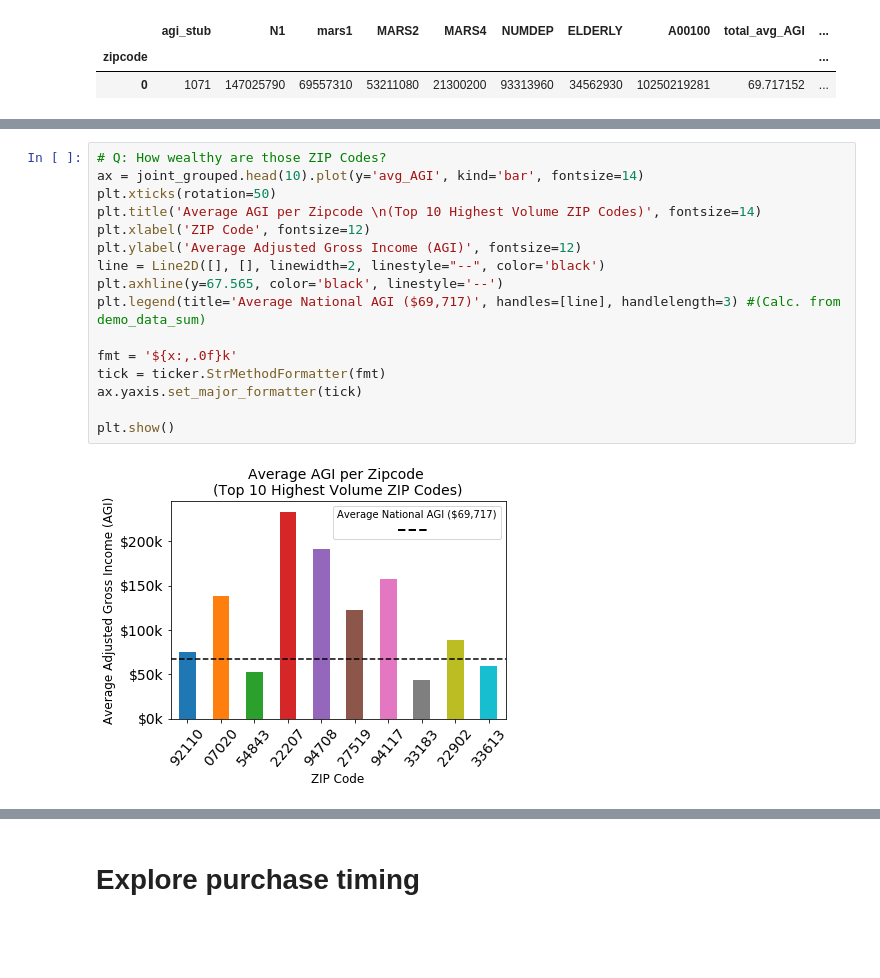
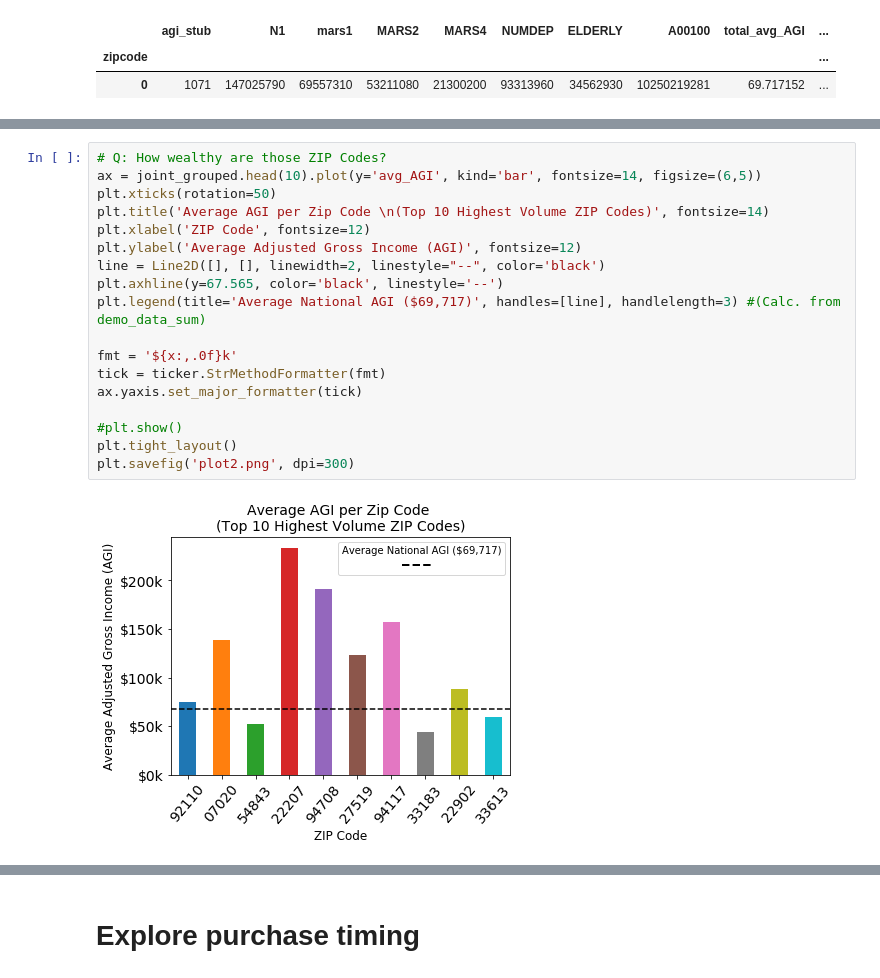
Before and after one commit to ealong/Springboard-Capstone1, a Jupyter notebook: capstone1.ipynb, the cells around one changed output, grey strips where cells are left out. Drawn from its saved outputs; the diff is of its cells as text; blank space fills up the shorter version.

Commit message:
Improved plots

```diff
--- a/capstone1.ipynb
+++ b/capstone1.ipynb
@@ -449,20 +451,22 @@ plt.show()
 # %%
 # Q: How wealthy are those ZIP Codes?
-ax = joint_grouped.head(10).plot(y='avg_AGI', kind='bar', fontsize=14)
+ax = joint_grouped.head(10).plot(y='avg_AGI', kind='bar', fontsize=14, figsize=(6,5))
 plt.xticks(rotation=50)
-plt.title('Average AGI per Zipcode \n(Top 10 Highest Volume ZIP Codes)', fontsize=14)
+plt.title('Average AGI per Zip Code \n(Top 10 Highest Volume ZIP Codes)', fontsize=14)
 plt.xlabel('ZIP Code', fontsize=12)
 plt.ylabel('Average Adjusted Gross Income (AGI)', fontsize=12)
 line = Line2D([], [], linewidth=2, linestyle="--", color='black')
 plt.axhline(y=67.565, color='black', linestyle='--')
 plt.legend(title='Average National AGI ($69,717)', handles=[line], handlelength=3) #(Calc. from demo_data_sum)
 
 fmt = '${x:,.0f}k'
 tick = ticker.StrMethodFormatter(fmt)
 ax.yaxis.set_major_formatter(tick)
 
-plt.show()
+#plt.show()
+plt.tight_layout()
+plt.savefig('plot2.png', dpi=300)
 # %% [output]
-[figure, old version]
+[figure, new version]
 # %%
 # Q: Can we get some idea of the age distribution of these ZIP codes?
```
Also changed, not shown: parts of 17 cells of this notebook.
